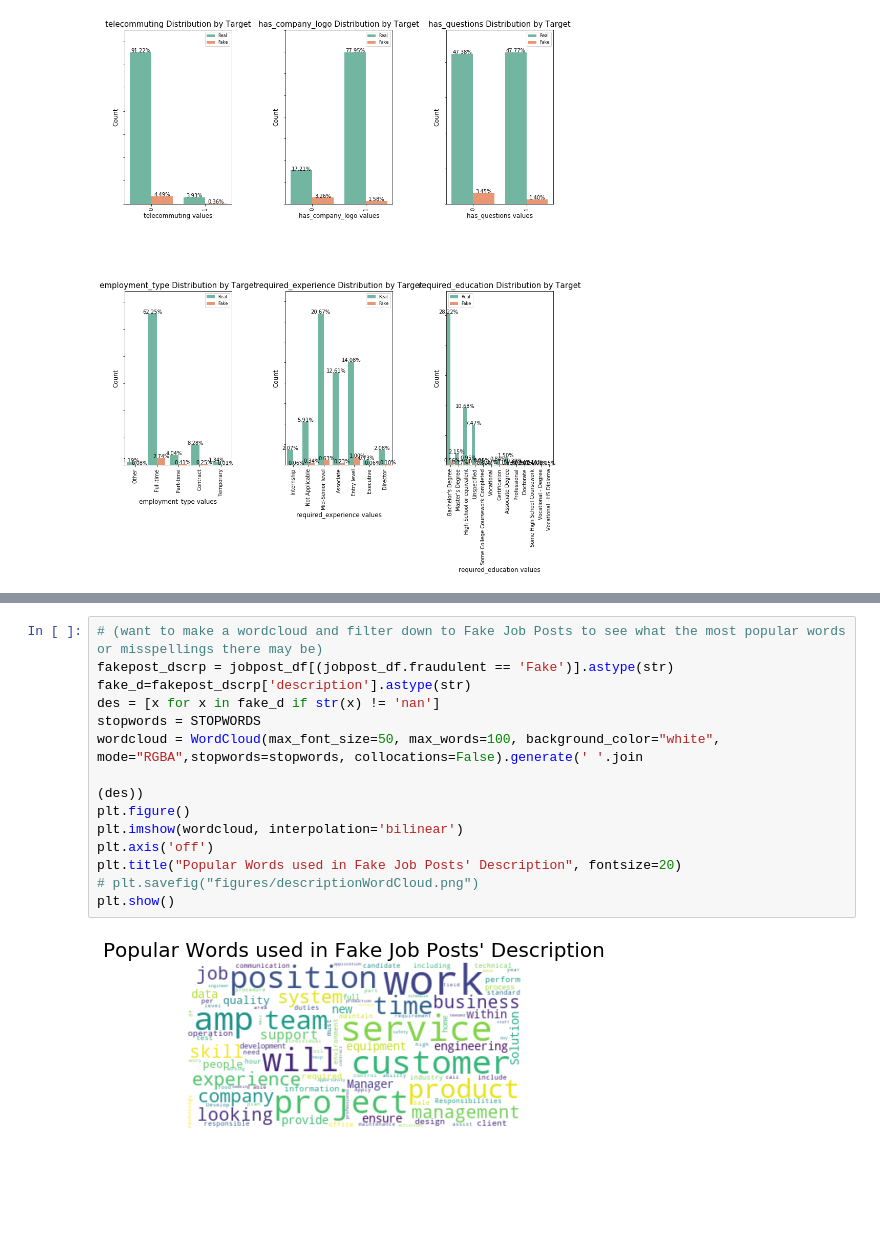
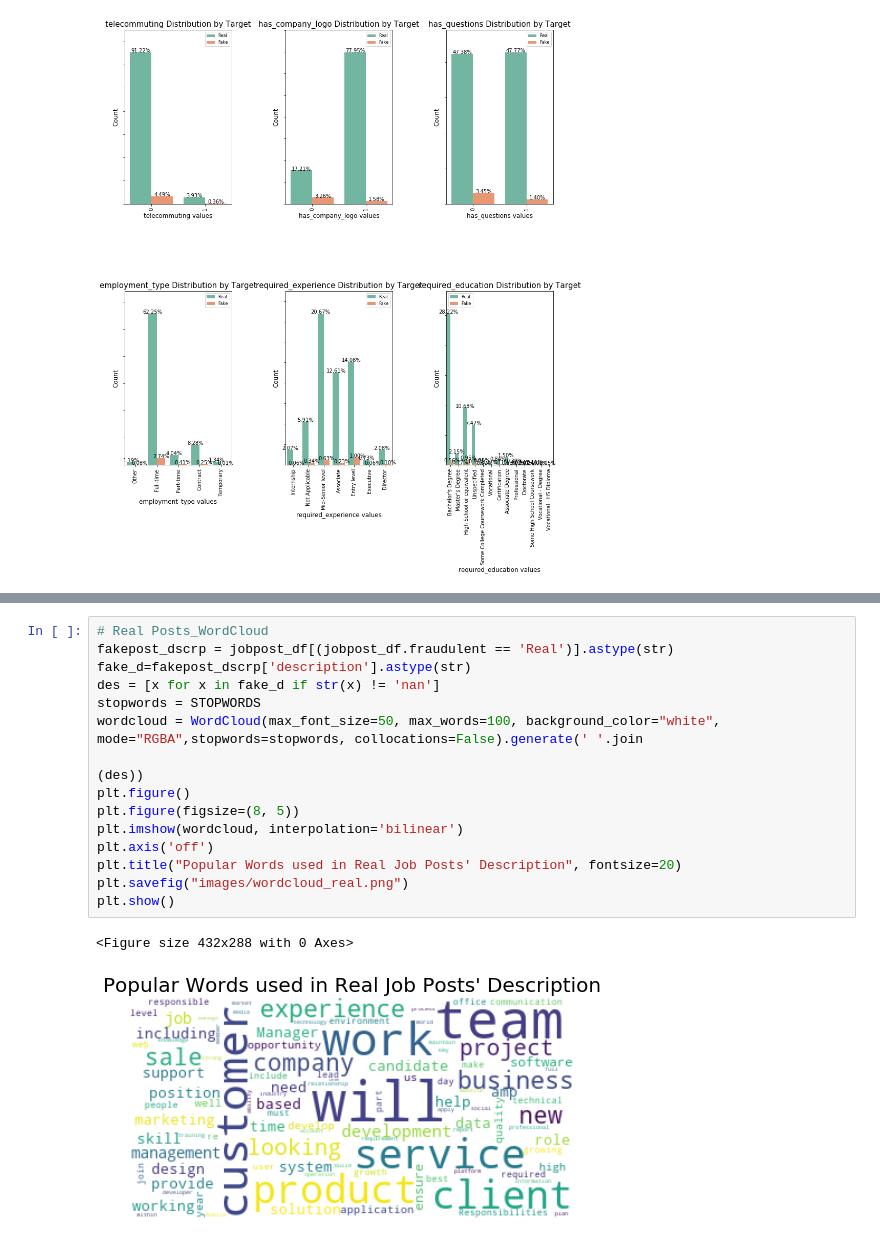
Before and after one commit to busy0312/Jobposting_ML, a Jupyter notebook: Data_analysis.ipynb, the cells around one changed output, grey strips where cells are left out. Cells and saved outputs as stored; diff of their text form; blank space fills up the shorter version.

Commit message:
added wordcloud imgs

```diff
--- a/Data_analysis.ipynb
+++ b/Data_analysis.ipynb
@@ -475,16 +492,18 @@ plt.show()
 # %%
-# (want to make a wordcloud and filter down to Fake Job Posts to see what the most popular words or misspellings there may be)
-fakepost_dscrp = jobpost_df[(jobpost_df.fraudulent == 'Fake')].astype(str)
+# Real Posts_WordCloud
+fakepost_dscrp = jobpost_df[(jobpost_df.fraudulent == 'Real')].astype(str)
 fake_d=fakepost_dscrp['description'].astype(str)
 des = [x for x in fake_d if str(x) != 'nan']
 stopwords = STOPWORDS
 wordcloud = WordCloud(max_font_size=50, max_words=100, background_color="white", mode="RGBA",stopwords=stopwords, collocations=False).generate(' '.join
                                                                                            (des))
 plt.figure()
+plt.figure(figsize=(8, 5))
 plt.imshow(wordcloud, interpolation='bilinear')
 plt.axis('off')
-plt.title("Popular Words used in Fake Job Posts' Description", fontsize=20)
-# plt.savefig("figures/descriptionWordCloud.png")
+plt.title("Popular Words used in Real Job Posts' Description", fontsize=20)
+plt.savefig("images/wordcloud_real.png")
 plt.show()
 # %% [output]
+<Figure size 432x288 with 0 Axes>
-[figure, old version]
+[figure, new version]
```
Also changed, not shown: parts of 2 cells of this notebook, 2 other files.
